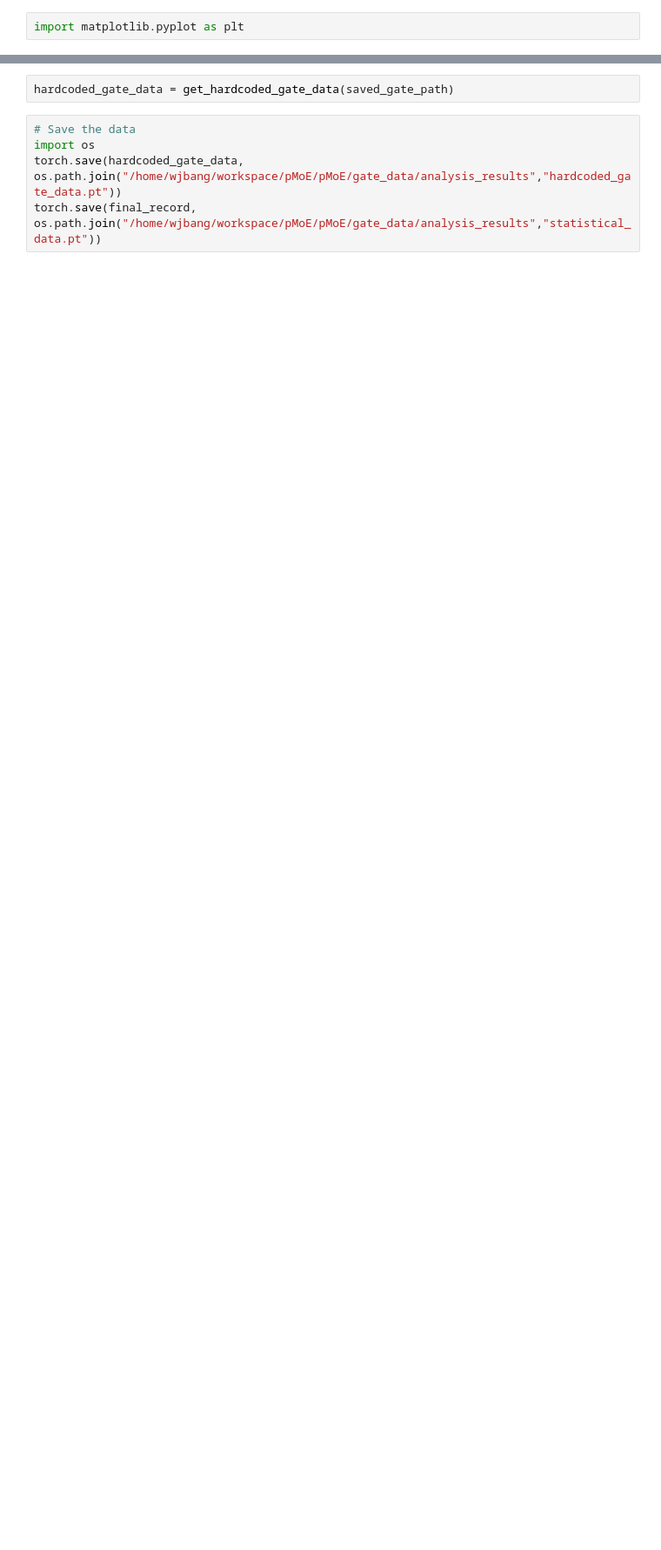
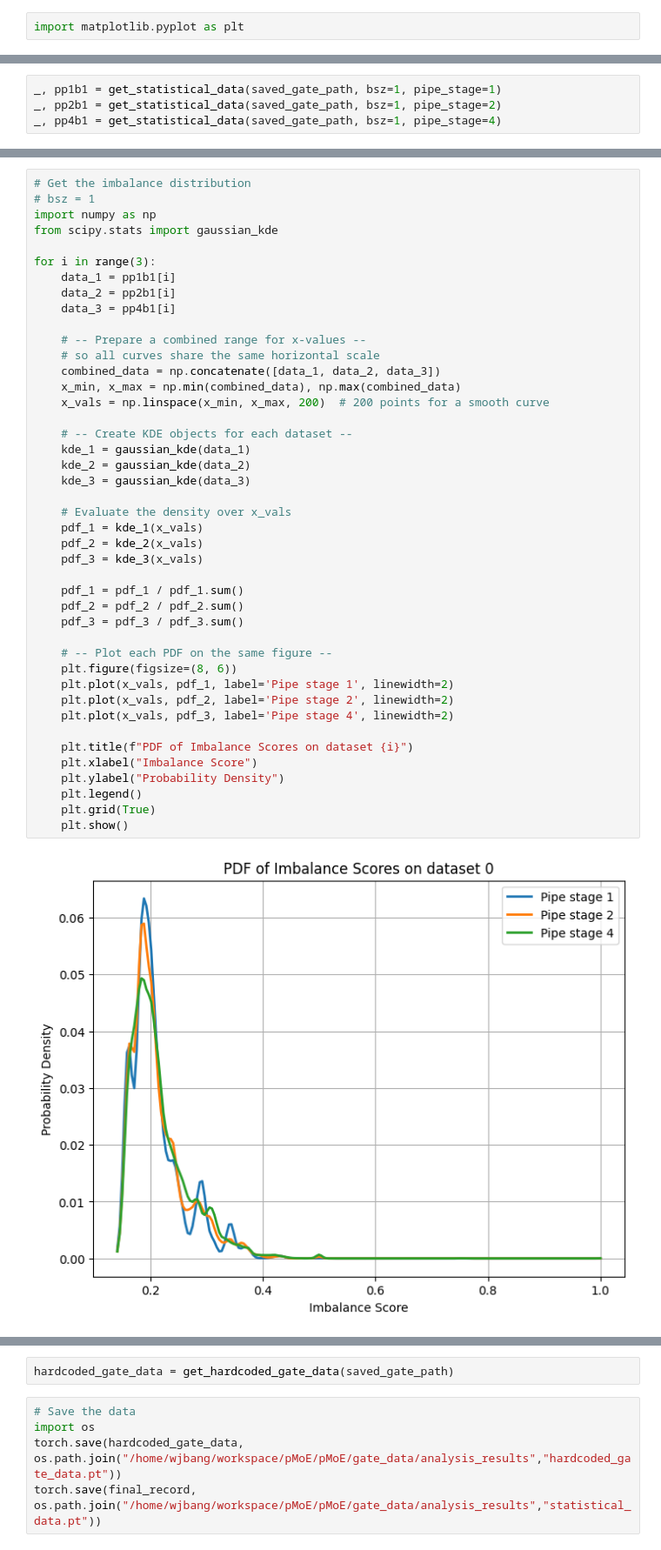
Before and after one commit to MaverickJune/pMoE, a Jupyter notebook: pMoE/gate_analysis.ipynb, the cells around one changed output, grey strips where cells are left out. Shown at 87% size. Cells and saved outputs as stored; diff of their text form; blank space fills up the shorter version.

```diff
--- a/pMoE/gate_analysis.ipynb
+++ b/pMoE/gate_analysis.ipynb
@@ -106,0 +166,4 @@ plt.show()
+# %%
+_, pp1b1 = get_statistical_data(saved_gate_path, bsz=1, pipe_stage=1)
+_, pp2b1 = get_statistical_data(saved_gate_path, bsz=1, pipe_stage=2)
+_, pp4b1 = get_statistical_data(saved_gate_path, bsz=1, pipe_stage=4)
@@ -106,0 +188,45 @@ plt.show()
+# %%
+# Get the imbalance distribution
+# bsz = 1
+import numpy as np
+from scipy.stats import gaussian_kde
+
+for i in range(3):
+    data_1 = pp1b1[i]
+    data_2 = pp2b1[i]
+    data_3 = pp4b1[i]
+
+    # -- Prepare a combined range for x-values --
+    # so all curves share the same horizontal scale
+    combined_data = np.concatenate([data_1, data_2, data_3])
+    x_min, x_max = np.min(combined_data), np.max(combined_data)
+    x_vals = np.linspace(x_min, x_max, 200)  # 200 points for a smooth curve
+
+    # -- Create KDE objects for each dataset --
+    kde_1 = gaussian_kde(data_1)
+    kde_2 = gaussian_kde(data_2)
+    kde_3 = gaussian_kde(data_3)
+
+    # Evaluate the density over x_vals
+    pdf_1 = kde_1(x_vals)
+    pdf_2 = kde_2(x_vals)
+    pdf_3 = kde_3(x_vals)
+
+    pdf_1 = pdf_1 / pdf_1.sum()
+    pdf_2 = pdf_2 / pdf_2.sum()
+    pdf_3 = pdf_3 / pdf_3.sum()
+
+    # -- Plot each PDF on the same figure --
+    plt.figure(figsize=(8, 6))
+    plt.plot(x_vals, pdf_1, label='Pipe stage 1', linewidth=2)
+    plt.plot(x_vals, pdf_2, label='Pipe stage 2', linewidth=2)
+    plt.plot(x_vals, pdf_3, label='Pipe stage 4', linewidth=2)
+
+    plt.title(f"PDF of Imbalance Scores on dataset {i}")
+    plt.xlabel("Imbalance Score")
+    plt.ylabel("Probability Density")
+    plt.legend()
+    plt.grid(True)
+    plt.show()
+# %% [output]
+[figure, added]
```
Also changed, not shown: parts of 12 cells of this notebook, 3 other files.
